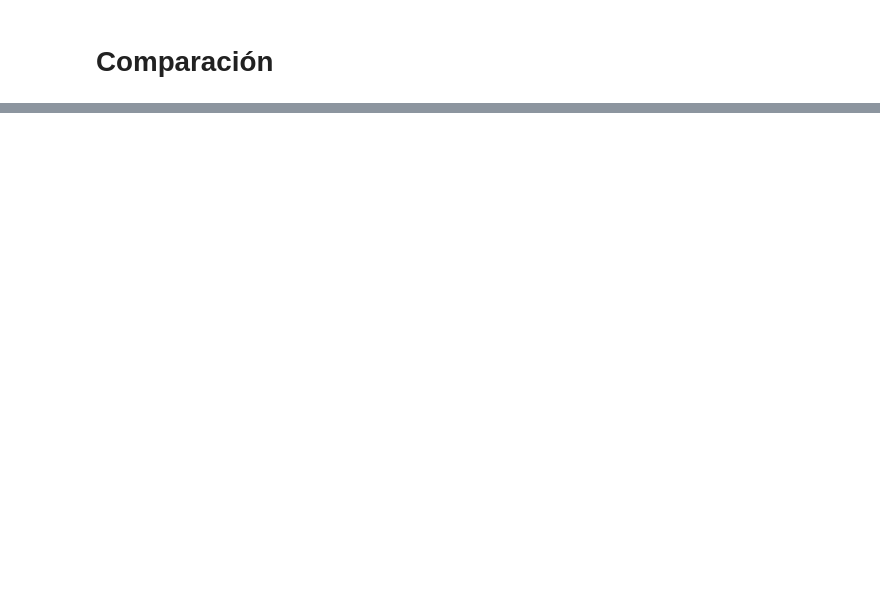
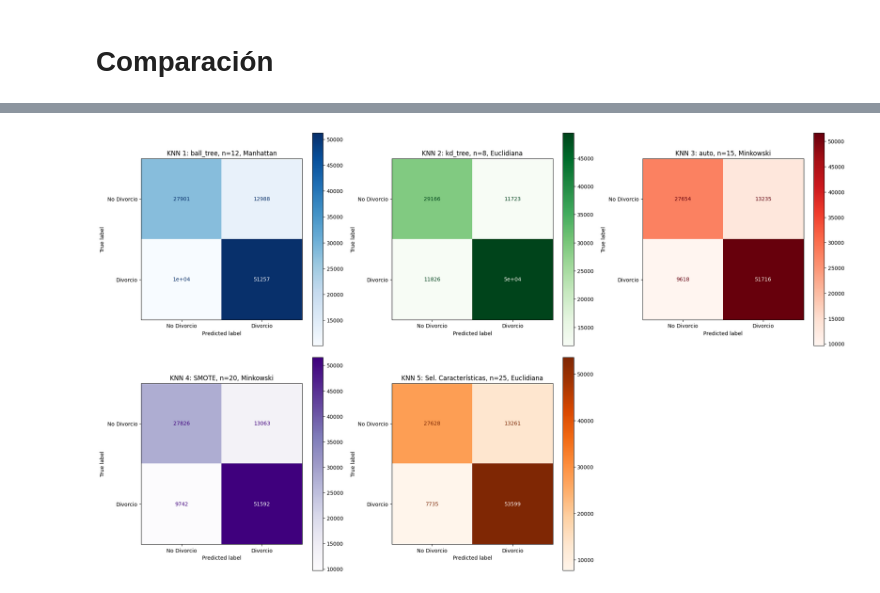
Before and after one commit to Sofiamishel2003/Proyecto-3, a Jupyter notebook: Modelos de aprendizaje/Modelo_KNN.ipynb, the cells around one changed output, grey strips where cells are left out. Cells and saved outputs as stored; diff of their text form; code cells hidden in the pictures; blank space fills up the shorter version.

```diff
--- a/Modelos de aprendizaje/Modelo_KNN.ipynb
+++ b/Modelos de aprendizaje/Modelo_KNN.ipynb
@@ -272,0 +310,68 @@ plt.show()
+# %%
+# Matrices de confusión para los cinco modelos KNN
+# Calcular matrices de confusión
+cm_knn1 = confusion_matrix(y_test, y_pred_knn1)
+cm_knn2 = confusion_matrix(y_test, y_pred_knn2)
+cm_knn3 = confusion_matrix(y_test, y_pred_knn3)
+cm_knn4 = confusion_matrix(y_test, y_pred_knn4)
+cm_knn5 = confusion_matrix(y_test, y_pred_knn5)
+
+# Visualización conjunta de las cinco matrices de confusión
+fig, axes = plt.subplots(2, 3, figsize=(20, 12))
+
+# Aplanar el array de axes para facilitar indexación
+axes = axes.ravel()
+
+# Matrices de confusión con sus títulos
+matrices = [
+    (cm_knn1, 'KNN 1: ball_tree, n=12, Manhattan', 'Blues'),
+    (cm_knn2, 'KNN 2: kd_tree, n=8, Euclidiana', 'Greens'),
+    (cm_knn3, 'KNN 3: auto, n=15, Minkowski', 'Reds'),
+    (cm_knn4, 'KNN 4: SMOTE, n=20, Minkowski', 'Purples'),
+    (cm_knn5, 'KNN 5: Sel. Características, n=25, Euclidiana', 'Oranges')
+]
+
+# Graficar matrices de confusión
+for i, (cm, titulo, color) in enumerate(matrices):
+    disp = ConfusionMatrixDisplay(confusion_matrix=cm, display_labels=['No Divorcio', 'Divorcio'])
+    disp.plot(ax=axes[i], cmap=color)
+    axes[i].set_title(titulo)
+
+# Eliminar el sexto subplot si existe
+if len(axes) > len(matrices):
+    fig.delaxes(axes[5])
+
+plt.tight_layout()
+plt.show()
+
+# Análisis comparativo detallado
+print("\nAnálisis Comparativo de Modelos KNN:")
+comparacion_detallada = pd.DataFrame({
+    'Modelo': ['KNN 1', 'KNN 2', 'KNN 3', 'KNN 4 (SMOTE)', 'KNN 5 (Sel. Caract.)'],
+    'Accuracy': [accuracy_knn1, accuracy_knn2, accuracy_knn3, accuracy_knn4, accuracy_knn5],
+    'Algoritmo': [
+        'ball_tree, n=12, Manhattan',
+        'kd_tree, n=8, Euclidiana',
+        'auto, n=15, Minkowski',
+        'auto, n=20, Minkowski, SMOTE',
+        'ball_tree, n=25, Euclidiana, Sel. Caract.'
+    ]
+})
+
+print(comparacion_detallada.sort_values('Accuracy', ascending=False))
+
+# Análisis de métricas detalladas
+print("\nMétricas detalladas:")
+metricas = [
+    classification_report(y_test, y_pred_knn1),
+    classification_report(y_test, y_pred_knn2),
+    classification_report(y_test, y_pred_knn3),
+    classification_report(y_test, y_pred_knn4),
+    classification_report(y_test, y_pred_knn5)
+]
+
+for i, metrica in enumerate(metricas, 1):
+    print(f"\nClasificación Modelo KNN {i}:")
+    print(metrica)
+# %% [output]
+[figure, added]
```
Also changed, not shown: parts of 11 cells of this notebook.
